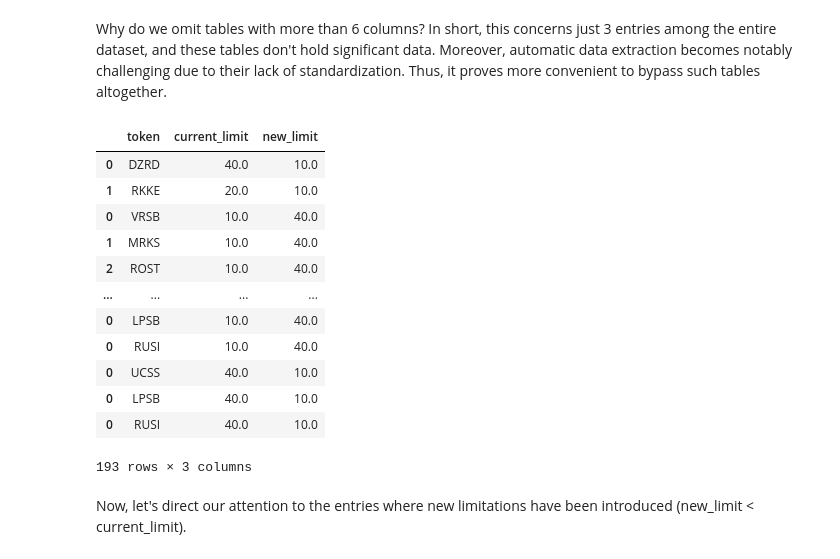
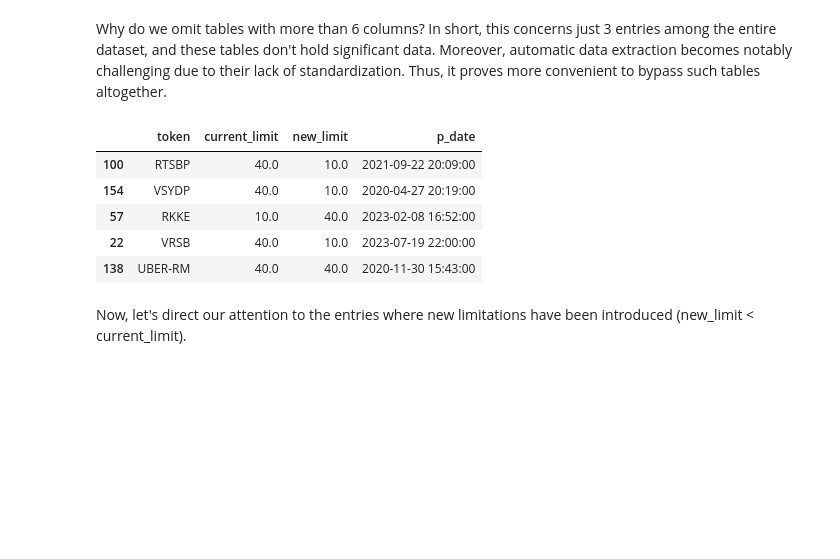
Before and after one commit to T1r3sh/pnd_project, a Jupyter notebook: notebooks/sitenews_data_explained.ipynb, the cells around one changed output. Drawn from its saved outputs; the diff is of its cells as text; code cells hidden in the pictures; blank space fills up the shorter version.

```diff
--- a/notebooks/sitenews_data_explained.ipynb
+++ b/notebooks/sitenews_data_explained.ipynb
@@ -83,24 +92,21 @@ w_table_df.shape
 (136, 8)
 # %% [markdown]
 Why do we omit tables with more than 6 columns? In short, this concerns just 3 entries among the entire dataset, and these tables don't hold significant data. Moreover, automatic data extraction becomes notably challenging due to their lack of standardization. Thus, it proves more convenient to bypass such tables altogether.
-# %%
-pd_list = w_table_df["table"].tolist()
-f_df = pd.concat(pd_list)
-f_df
-# %% [output]
-|  | token | current_limit | new_limit |
-| 0 | DZRD | 40.0 | 10.0 |
-| 1 | RKKE | 20.0 | 10.0 |
-| 0 | VRSB | 10.0 | 40.0 |
-| 1 | MRKS | 10.0 | 40.0 |
-| 2 | ROST | 10.0 | 40.0 |
-| ... | ... | ... | ... |
-| 0 | LPSB | 10.0 | 40.0 |
-| 0 | RUSI | 10.0 | 40.0 |
-| 0 | UCSS | 40.0 | 10.0 |
-| 0 | LPSB | 40.0 | 10.0 |
-| 0 | RUSI | 40.0 | 10.0 |
-193 rows × 3 columns
+# %%
+pd_list = []
+for _, row in w_table_df.iterrows():
+    table = row["table"]
+    table["p_date"] = row["published_at"]
+    pd_list.append(table)
+f_df = pd.concat(pd_list).reset_index(drop=True)
+f_df.sample(5)
+# %% [output]
+|  | token | current_limit | new_limit | p_date |
+| 100 | RTSBP | 40.0 | 10.0 | 2021-09-22 20:09:00 |
+| 154 | VSYDP | 40.0 | 10.0 | 2020-04-27 20:19:00 |
+| 57 | RKKE | 10.0 | 40.0 | 2023-02-08 16:52:00 |
+| 22 | VRSB | 40.0 | 10.0 | 2023-07-19 22:00:00 |
+| 138 | UBER-RM | 40.0 | 40.0 | 2020-11-30 15:43:00 |
 # %% [markdown]
 Now, let's direct our attention to the entries where new limitations have been introduced (new_limit < current_limit).
 # %%
```
Also changed, not shown: parts of 12 cells of this notebook, 41 other files.
